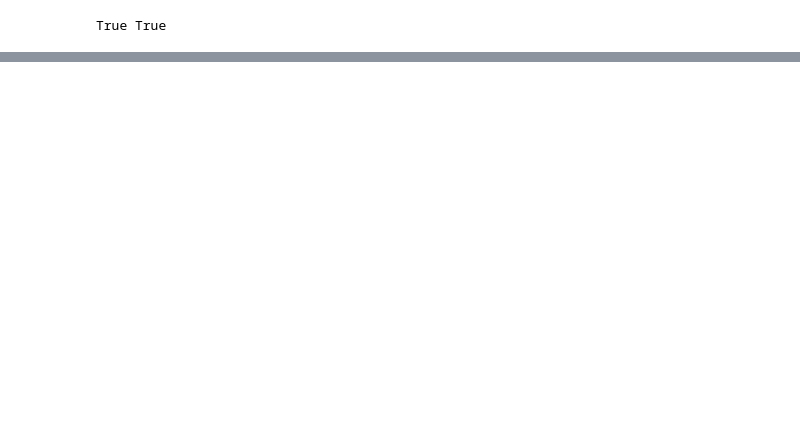
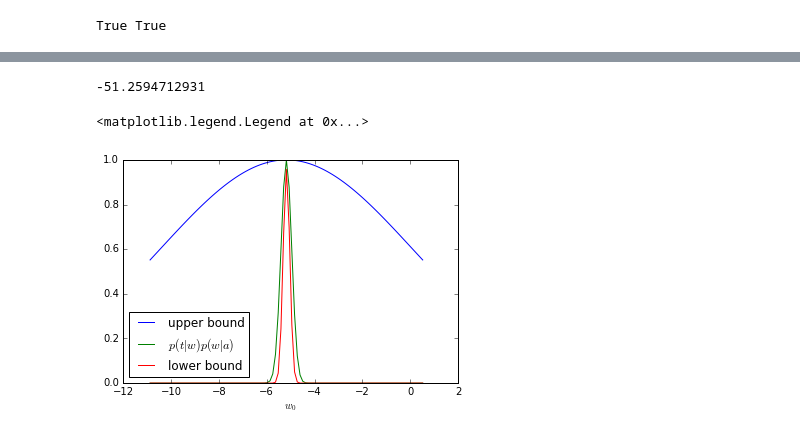
Before and after one commit to silkbottle/vrvm, a Jupyter notebook: test.ipynb, the cells around one changed output, grey strips where cells are left out. Saved outputs shown, nothing was run; the diff lists cells and outputs as text; code cells hidden in the pictures; blank space fills up the shorter version.

```diff
--- a/test.ipynb
+++ b/test.ipynb
@@ -115,0 +120,17 @@ plt.legend(loc='best')
+# %%
+n = 0
+delta_w = 5.7
+ub_domain, ub = upper_bound(est, n=n, delta_w=delta_w)
+ff_domain, ff = f(est, n=n, delta_w=delta_w)
+lb_domain, lb = lower_bound(est, n=n, delta_w=delta_w)
+top = ub.max()
+print ff.max()
+plt.plot(ub_domain, np.exp(ub - top), label='upper bound')
+plt.plot(ff_domain, np.exp(ff - top), label='$p(t|w)p(w|a)$')
+plt.plot(lb_domain, np.exp(lb - top), label='lower bound')
+plt.xlabel('$w_%d$' % n)
+plt.legend(loc='best')
+# %% [output]
+-51.2594712931
+<matplotlib.legend.Legend at 0x...>
+[figure, added]
```
Also changed, not shown: parts of 12 cells of this notebook, 6 other files.
